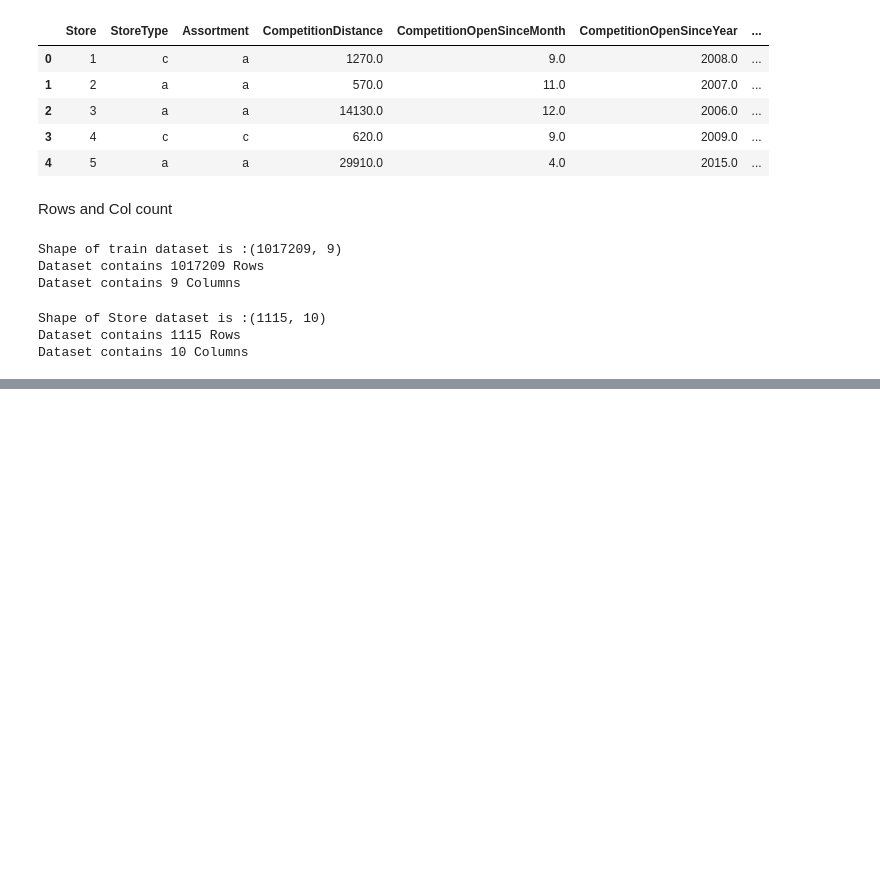
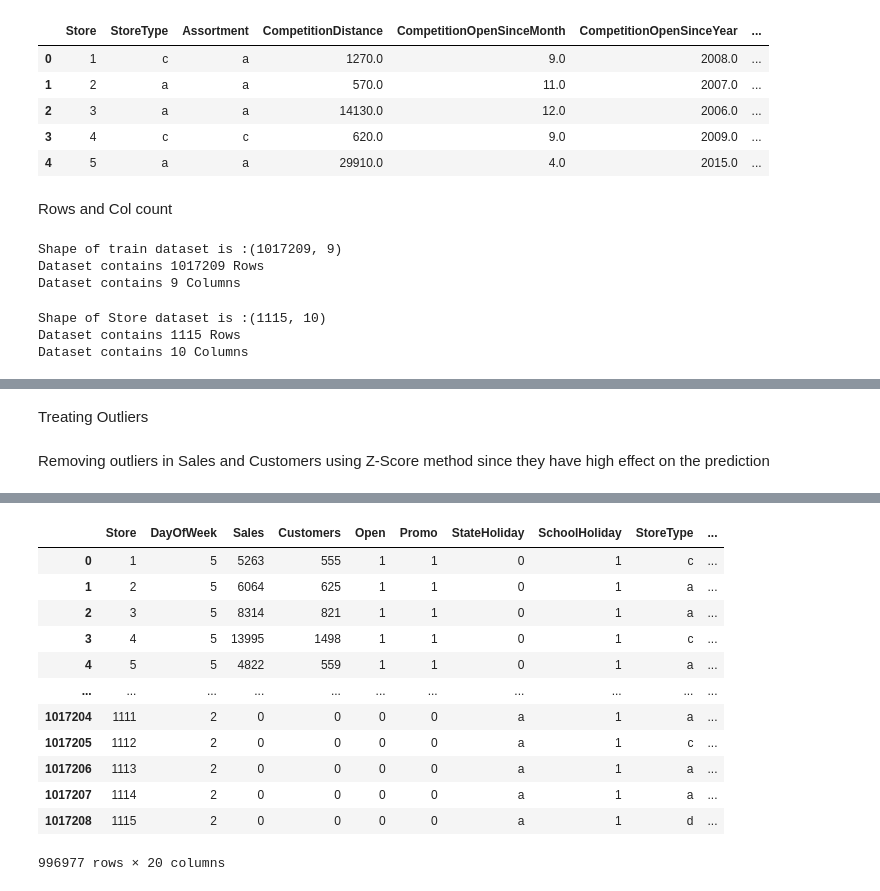
Before and after one commit to Lilly-jhr/rossman-sales-forecasting, a Jupyter notebook: notebooks/sales_eda_and_pridection.ipynb, the cells around one changed output, grey strips where cells are left out. Saved outputs shown, nothing was run; the diff lists cells and outputs as text; code cells hidden in the pictures; blank space fills up the shorter version.

```diff
--- a/notebooks/sales_eda_and_pridection.ipynb
+++ b/notebooks/sales_eda_and_pridection.ipynb
@@ -86,0 +283,3 @@ Dataset contains 10 Columns
+# %%
+#first create copy of dataset
+df=data.copy()
@@ -86,0 +291,8 @@ Dataset contains 10 Columns
+# %% [markdown]
+Treating Outliers
+# %% [markdown]
+Removing outliers in Sales and Customers using Z-Score method since they have high effect on the prediction
+# %%
+remove_outliers_zscore(df, column='Sales')
+remove_outliers_zscore(df, column='Customers')
+# %% [output]
@@ -86,0 +301,13 @@ Dataset contains 10 Columns
+|  | Store | DayOfWeek | Sales | Customers | Open | Promo | StateHoliday | SchoolHoliday | StoreType | ... |
+| 0 | 1 | 5 | 5263 | 555 | 1 | 1 | 0 | 1 | c | ... |
+| 1 | 2 | 5 | 6064 | 625 | 1 | 1 | 0 | 1 | a | ... |
+| 2 | 3 | 5 | 8314 | 821 | 1 | 1 | 0 | 1 | a | ... |
+| 3 | 4 | 5 | 13995 | 1498 | 1 | 1 | 0 | 1 | c | ... |
+| 4 | 5 | 5 | 4822 | 559 | 1 | 1 | 0 | 1 | a | ... |
+| ... | ... | ... | ... | ... | ... | ... | ... | ... | ... | ... |
+| 1017204 | 1111 | 2 | 0 | 0 | 0 | 0 | a | 1 | a | ... |
+| 1017205 | 1112 | 2 | 0 | 0 | 0 | 0 | a | 1 | c | ... |
+| 1017206 | 1113 | 2 | 0 | 0 | 0 | 0 | a | 1 | a | ... |
+| 1017207 | 1114 | 2 | 0 | 0 | 0 | 0 | a | 1 | a | ... |
+| 1017208 | 1115 | 2 | 0 | 0 | 0 | 0 | a | 1 | d | ... |
+996977 rows × 20 columns
```
Also changed, not shown: parts of 37 cells of this notebook, 4 other files.
